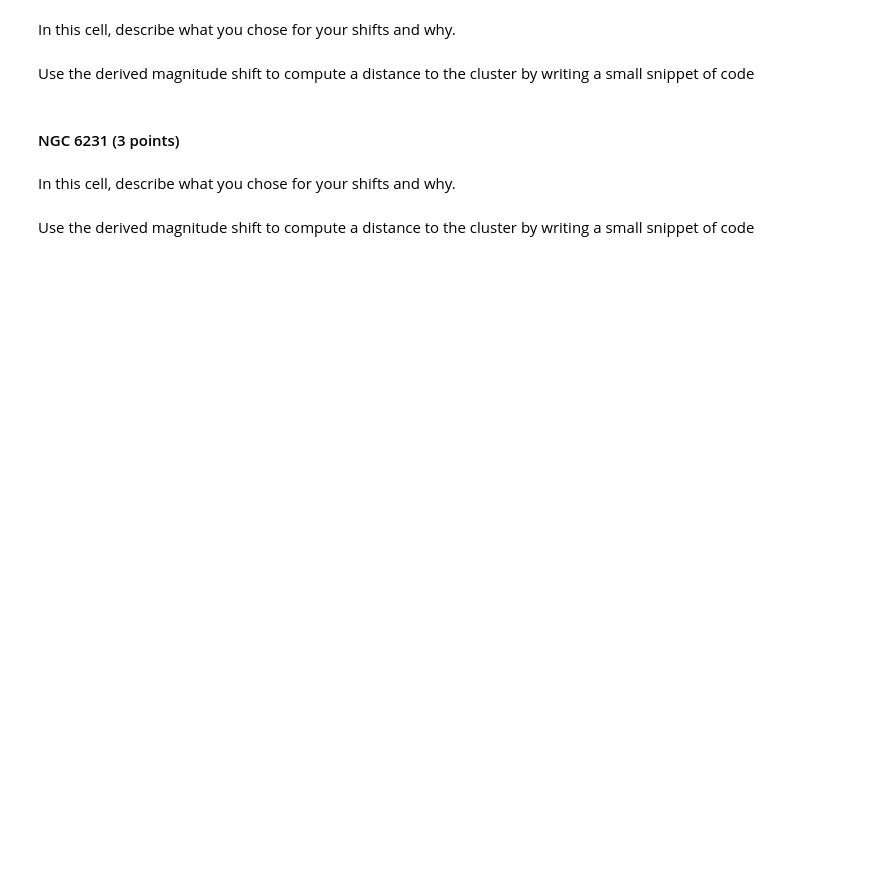
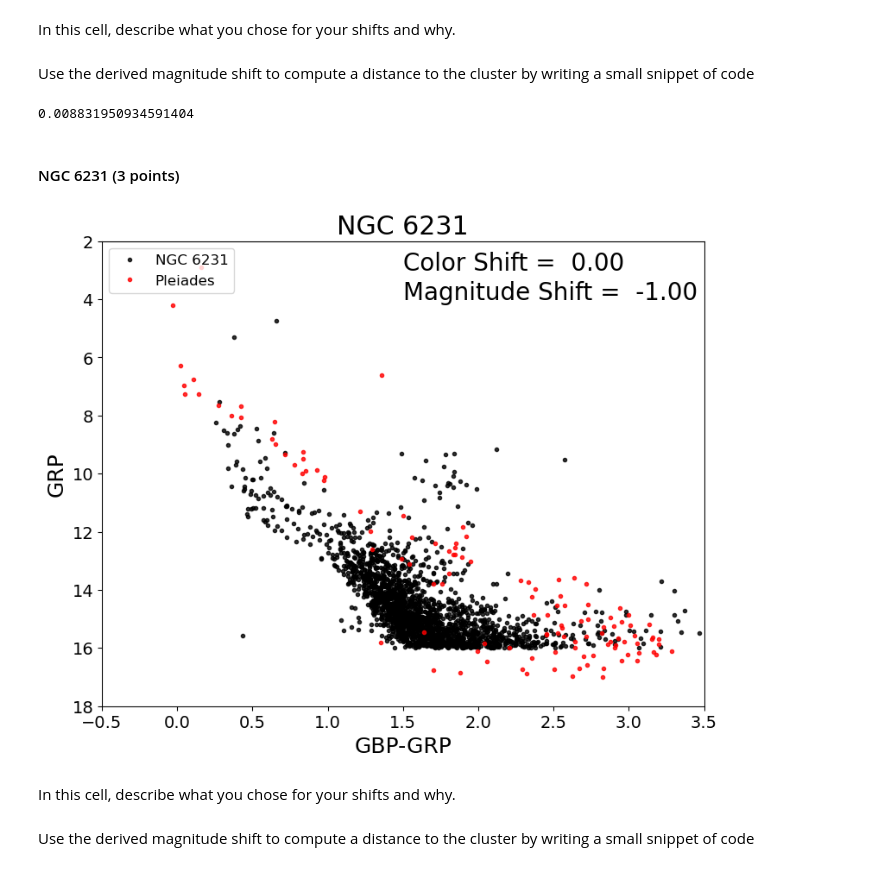
Before and after one commit to EvanBarkus/CMD_distmod_student, a Jupyter notebook: cluster_plot_student.ipynb, the cells around one changed output. Cells and saved outputs as stored; diff of their text form; code cells hidden in the pictures; blank space fills up the shorter version.

```diff
--- a/cluster_plot_student.ipynb
+++ b/cluster_plot_student.ipynb
@@ -70,17 +77,24 @@ Use the derived magnitude shift to compute a distance to the cluster by writing
 #write a calculation here that you execute and which prints out the distance to your cluster in pc.
 #To compute the log_10 you need to write "np.log10(number)"
 #### Write code here.
+
 # enter your calculated shift here
-shift_m36 = 6.3-1.6
+shift_m36 = -4.7
 
 # Assuming the distance to M45 is 130pc write an code expression that converts your shift into the ratio of the distances
 #the Pleiades to this cluster
-dist_ratio_m36 =
+dist_ratio_m36 = 10**(shift_m36/5)
 print(dist_ratio_m36)
+# %% [output]
+0.008831950934591404
 # %% [markdown]
 #### NGC 6231  (3 points)
 # %%
-cp.cmdplot(clustname='NGC 6231',magshift=0.0,colshift=0.0)
+cp.cmdplot(clustname='NGC 6231',magshift=-1.0,colshift=0.0)
+#Color shift is zero since there is no extinction.
+#Magshift is -1 because Pleiades is 1 magnitudes larger than NGC 6231.
+# %% [output]
+[figure, added]
 # %% [markdown]
 In this cell, describe what you chose for your shifts and why.
 # %% [markdown]
```
Also changed, not shown: parts of 9 cells of this notebook.
